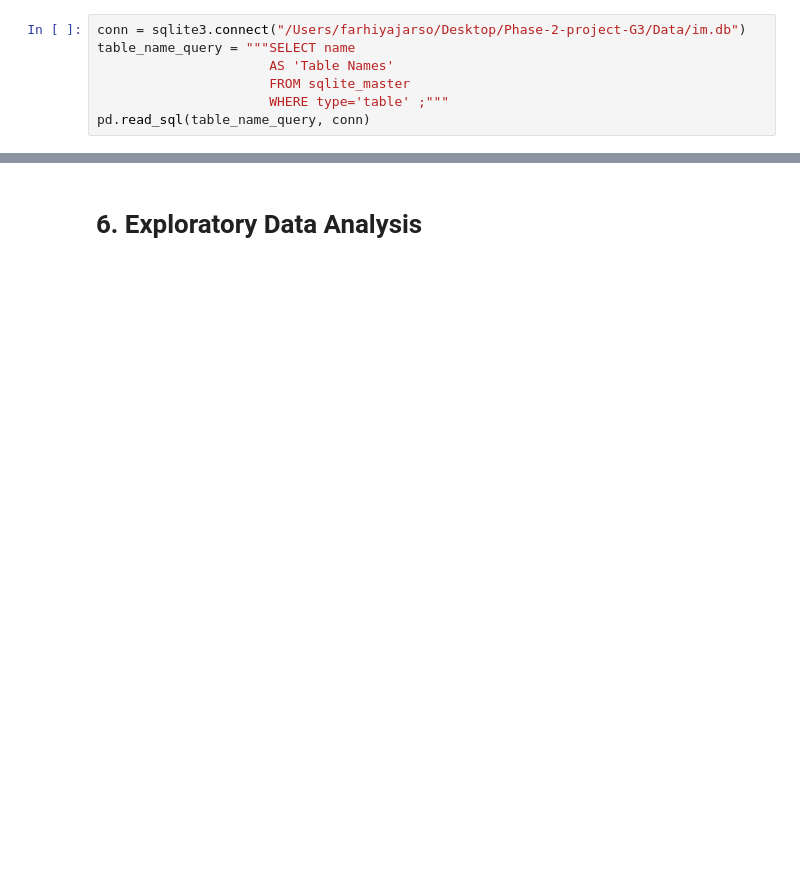
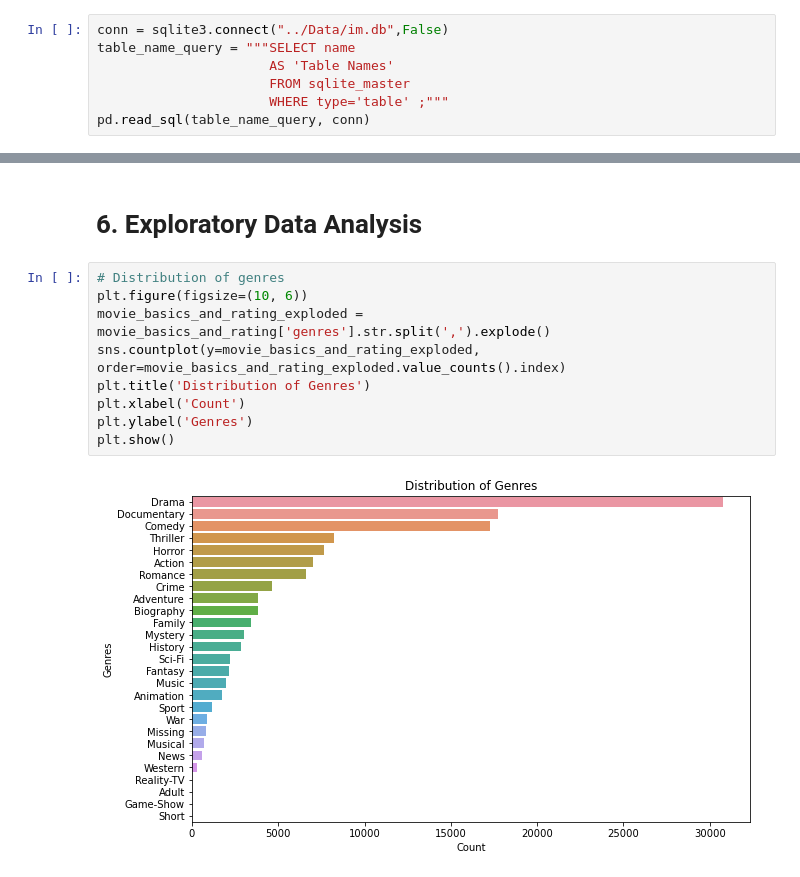
Before and after one commit to lorenaterah/Phase-2-project-G3, a Jupyter notebook: Notebooks/dawa.ipynb, the cells around one changed output, grey strips where cells are left out. Drawn from its saved outputs; the diff is of its cells as text; blank space fills up the shorter version.

Commit message:
Made visualizations

```diff
--- a/Notebooks/dawa.ipynb
+++ b/Notebooks/dawa.ipynb
@@ -138,7 +138,7 @@ tn_movie_budgets .head()
 | 3 | 4 | May 1, 2015 | Avengers: Age of Ultron | $330,600,000 | $459,005,868 | $1,403,013,963 |
 | 4 | 5 | Dec 15, 2017 | Star Wars Ep. VIII: The Last Jedi | $317,000,000 | $620,181,382 | $1,316,721,747 |
 # %%
-conn = sqlite3.connect("/Users/farhiyajarso/Desktop/Phase-2-project-G3/Data/im.db")
+conn = sqlite3.connect("../Data/im.db",False)
 table_name_query = """SELECT name
                       AS 'Table Names'
                       FROM sqlite_master
@@ -529,3 +529,14 @@ combined_data_with_budget.head()
 | 7 | tt0365907 | A Walk Among the Tombstones | A Walk Among the Tombstones | 2014 | 114.0 | Action,Crime,Drama | 6.5 | ... |
 # %% [markdown]
 # 6. Exploratory Data Analysis
+# %%
+# Distribution of genres
+plt.figure(figsize=(10, 6))
+movie_basics_and_rating_exploded = movie_basics_and_rating['genres'].str.split(',').explode()
+sns.countplot(y=movie_basics_and_rating_exploded, order=movie_basics_and_rating_exploded.value_counts().index)
+plt.title('Distribution of Genres')
+plt.xlabel('Count')
+plt.ylabel('Genres')
+plt.show()
+# %% [output]
+[figure, added]
```
Also changed, not shown: parts of 11 cells of this notebook.
